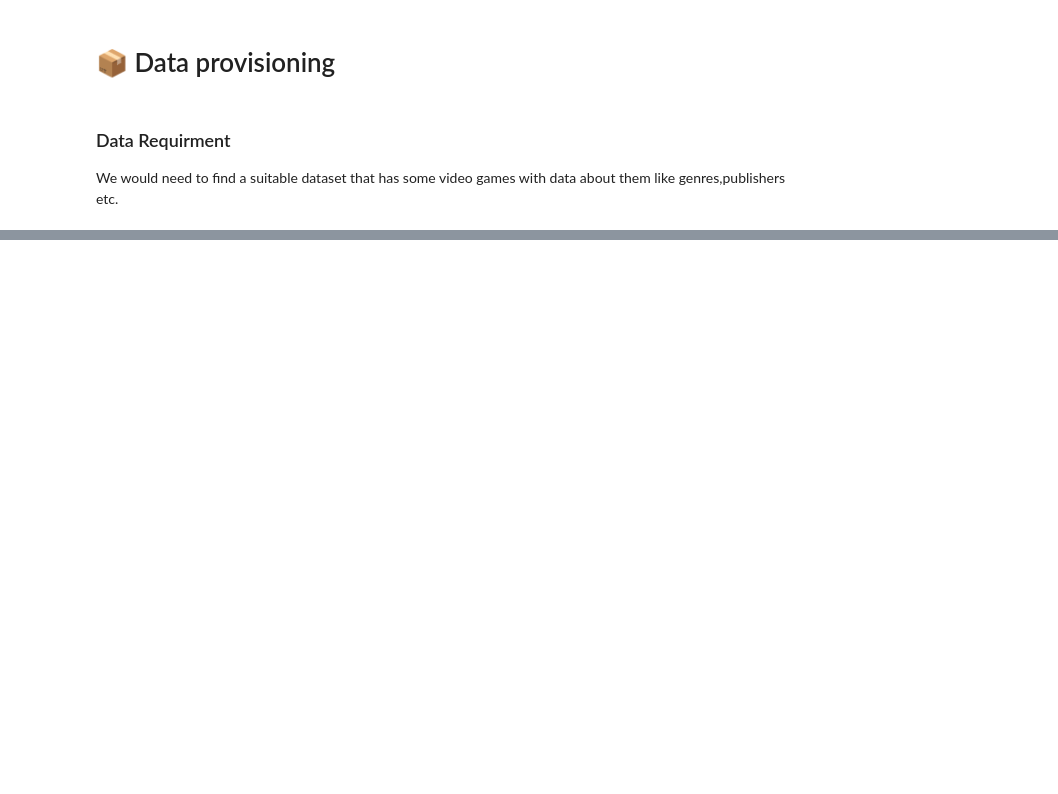
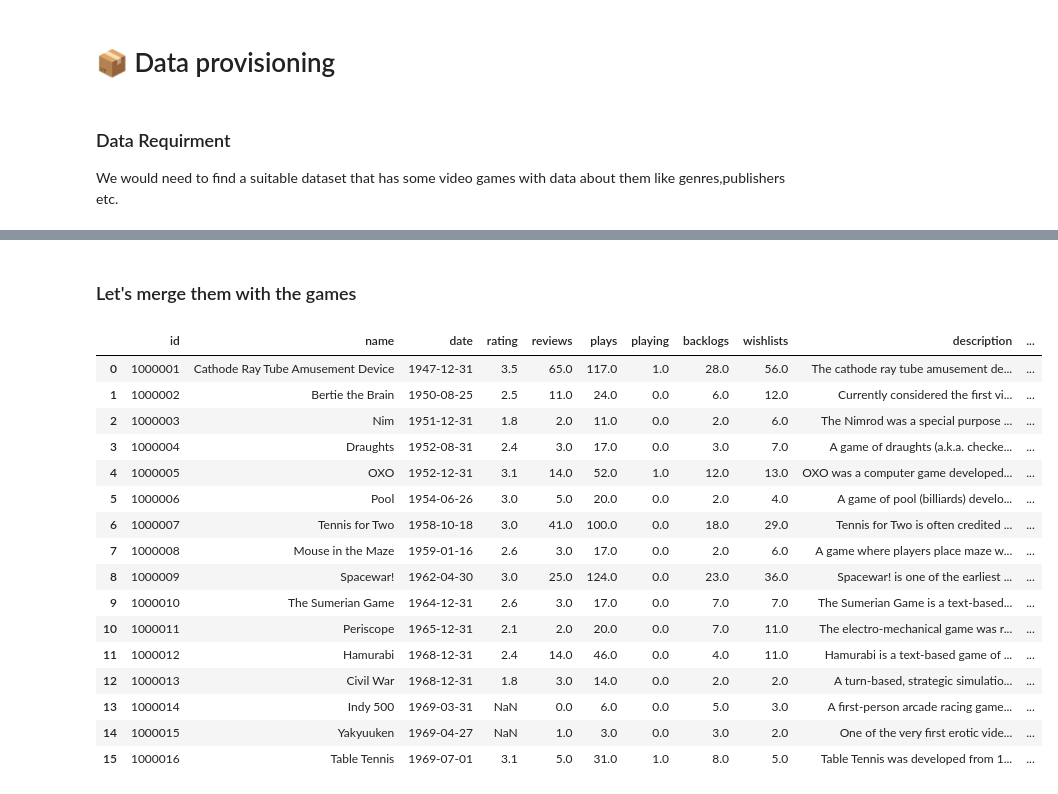
Before and after one commit to Mihail-kenarov/Video_Games_Recommendation_ML, a Jupyter notebook: VGRecommendations.ipynb, the cells around one changed output, grey strips where cells are left out. Drawn from its saved outputs; the diff is of its cells as text; code cells hidden in the pictures; blank space fills up the shorter version.

```diff
--- a/VGRecommendations.ipynb
+++ b/VGRecommendations.ipynb
@@ -378,0 +35,14 @@ cleaned_df.sample(15)
+# %%
+df_devs = pd.read_csv('developers.csv')
+df_games = pd.read_csv('games.csv')
+df_genres = pd.read_csv('genres.csv')
+df_platforms = pd.read_csv('platforms.csv')
+df_scores = pd.read_csv('scores.csv')
+
+#Let's see what we are working with by starting off with the sizes
+
+print(f"The dataset for devs has the size of {df_devs.shape[0]} rows and {df_devs.shape[1]} columns.")
+print(f"The dataset for games has the size of {df_games.shape[0]} rows and {df_games.shape[1]} columns.")
+print(f"The dataset for genres has the size of {df_genres.shape[0]} rows and {df_genres.shape[1]} columns.")
+print(f"The dataset for platforms has the size of {df_platforms.shape[0]} rows and {df_platforms.shape[1]} columns.")
+print(f"The dataset for scores has the size of {df_scores.shape[0]} rows and {df_scores.shape[1]} columns.")
@@ -378,0 +221,12 @@ cleaned_df.sample(15)
+# %%
+df_devs['developer'] = df_devs['developer'].astype(str)
+
+# Group by 'id' and join the developers into a single string
+df_devs = df_devs.groupby('id')['developer'].apply(', '.join).reset_index()
+
+print(df_devs.head(10))
+# Merge df_games and df_devs on the 'id' column using a left join
+#merged_df = pd.merge(df_games, df_devs, on='id', how='left')
+
+# Display the first 16 rows of the merged DataFrame
+#merged_df.head(16)
@@ -378,0 +245,26 @@ cleaned_df.sample(15)
+# %% [markdown]
+### Let's merge them with the games
+# %%
+# Merge df_games and df_devs on the 'id' column using a left join
+merged_df = pd.merge(df_games, df_devs, on='id', how='left')
+
+# Display the first 16 rows of the merged DataFrame
+merged_df.head(16)
+# %% [output]
+|  | id | name | date | rating | reviews | plays | playing | backlogs | wishlists | description | ... |
+| 0 | 1000001 | Cathode Ray Tube Amusement Device | 1947-12-31 | 3.5 | 65.0 | 117.0 | 1.0 | 28.0 | 56.0 | The cathode ray tube amusement de... | ... |
+| 1 | 1000002 | Bertie the Brain | 1950-08-25 | 2.5 | 11.0 | 24.0 | 0.0 | 6.0 | 12.0 | Currently considered the first vi... | ... |
+| 2 | 1000003 | Nim | 1951-12-31 | 1.8 | 2.0 | 11.0 | 0.0 | 2.0 | 6.0 | The Nimrod was a special purpose ... | ... |
+| 3 | 1000004 | Draughts | 1952-08-31 | 2.4 | 3.0 | 17.0 | 0.0 | 3.0 | 7.0 | A game of draughts (a.k.a. checke... | ... |
+| 4 | 1000005 | OXO | 1952-12-31 | 3.1 | 14.0 | 52.0 | 1.0 | 12.0 | 13.0 | OXO was a computer game developed... | ... |
+| 5 | 1000006 | Pool | 1954-06-26 | 3.0 | 5.0 | 20.0 | 0.0 | 2.0 | 4.0 | A game of pool (billiards) develo... | ... |
+| 6 | 1000007 | Tennis for Two | 1958-10-18 | 3.0 | 41.0 | 100.0 | 0.0 | 18.0 | 29.0 | Tennis for Two is often credited ... | ... |
+| 7 | 1000008 | Mouse in the Maze | 1959-01-16 | 2.6 | 3.0 | 17.0 | 0.0 | 2.0 | 6.0 | A game where players place maze w... | ... |
+| 8 | 1000009 | Spacewar! | 1962-04-30 | 3.0 | 25.0 | 124.0 | 0.0 | 23.0 | 36.0 | Spacewar! is one of the earliest ... | ... |
+| 9 | 1000010 | The Sumerian Game | 1964-12-31 | 2.6 | 3.0 | 17.0 | 0.0 | 7.0 | 7.0 | The Sumerian Game is a text-based... | ... |
+| 10 | 1000011 | Periscope | 1965-12-31 | 2.1 | 2.0 | 20.0 | 0.0 | 7.0 | 11.0 | The electro-mechanical game was r... | ... |
+| 11 | 1000012 | Hamurabi | 1968-12-31 | 2.4 | 14.0 | 46.0 | 0.0 | 4.0 | 11.0 | Hamurabi is a text-based game of ... | ... |
+| 12 | 1000013 | Civil War | 1968-12-31 | 1.8 | 3.0 | 14.0 | 0.0 | 2.0 | 2.0 | A turn-based, strategic simulatio... | ... |
+| 13 | 1000014 | Indy 500 | 1969-03-31 | NaN | 0.0 | 6.0 | 0.0 | 5.0 | 3.0 | A first-person arcade racing game... | ... |
+| 14 | 1000015 | Yakyuuken | 1969-04-27 | NaN | 1.0 | 3.0 | 0.0 | 3.0 | 2.0 | One of the very first erotic vide... | ... |
+| 15 | 1000016 | Table Tennis | 1969-07-01 | 3.1 | 5.0 | 31.0 | 1.0 | 8.0 | 5.0 | Table Tennis was developed from 1... | ... |
```
Also changed, not shown: parts of 56 cells of this notebook, 10 other files.
